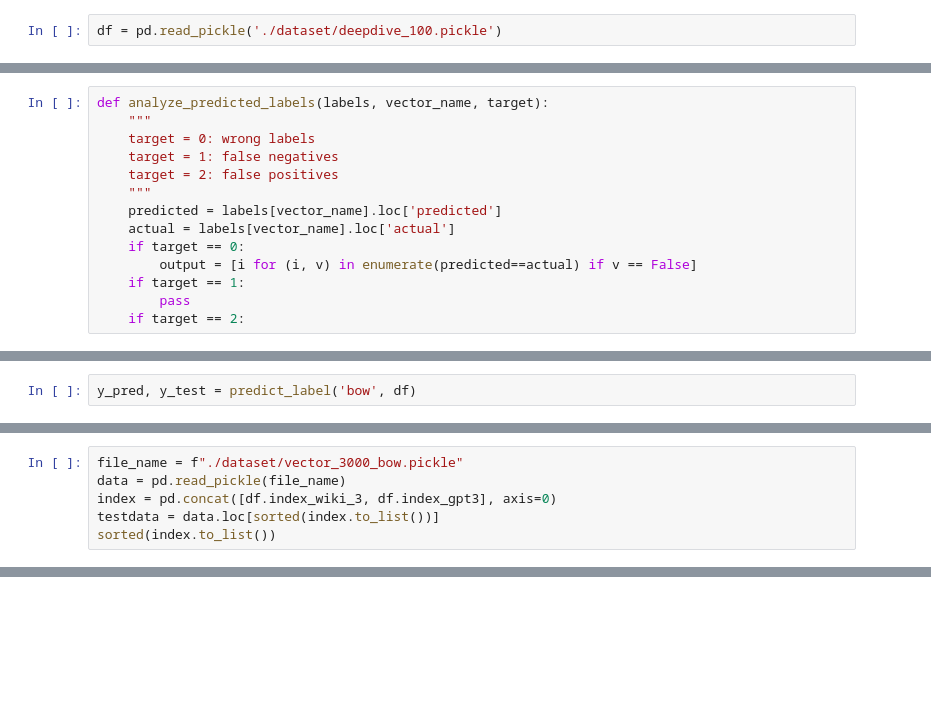
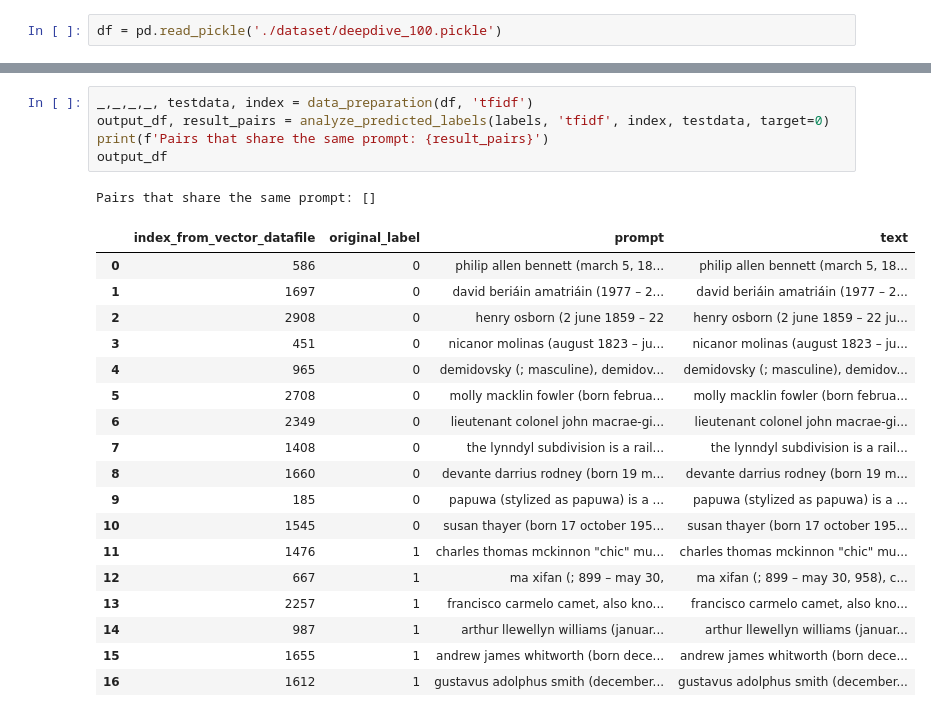
Before and after one commit to yvonne-yiqin-zhang/GPT_Generated_Text_Detection, a Jupyter notebook: test_dataset_deepdive.ipynb, the cells around one changed output, grey strips where cells are left out. Cells and saved outputs as stored; diff of their text form; blank space fills up the shorter version.

```diff
--- a/test_dataset_deepdive.ipynb
+++ b/test_dataset_deepdive.ipynb
@@ -147,14 +150,0 @@ labels
-# %%
-def analyze_predicted_labels(labels, vector_name, target):
-    """
-    target = 0: wrong labels
-    target = 1: false negatives
-    target = 2: false positives
-    """
-    predicted = labels[vector_name].loc['predicted']
-    actual = labels[vector_name].loc['actual']
-    if target == 0:
-        output = [i for (i, v) in enumerate(predicted==actual) if v == False]
-    if target == 1:
-        pass
-    if target == 2:
@@ -163,2 +150,0 @@ def analyze_predicted_labels(labels, vector_name, target):
-# %%
-y_pred, y_test = predict_label('bow', df)
@@ -171,6 +150,0 @@ df[df.index_gpt3 == 35]
-# %%
-file_name = f"./dataset/vector_3000_bow.pickle"
-data = pd.read_pickle(file_name)
-index = pd.concat([df.index_wiki_3, df.index_gpt3], axis=0)
-testdata = data.loc[sorted(index.to_list())]
-sorted(index.to_list())
@@ -214,0 +210,25 @@ df
+# %%
+_,_,_,_, testdata, index = data_preparation(df, 'tfidf')
+output_df, result_pairs = analyze_predicted_labels(labels, 'tfidf', index, testdata, target=0)
+print(f'Pairs that share the same prompt: {result_pairs}')
+output_df
+# %% [output]
+Pairs that share the same prompt: []
+|  | index_from_vector_datafile | original_label | prompt | text |
+| 0 | 586 | 0 | philip allen bennett (march 5, 18... | philip allen bennett (march 5, 18... |
+| 1 | 1697 | 0 | david beriáin amatriáin (1977 – 2... | david beriáin amatriáin (1977 – 2... |
+| 2 | 2908 | 0 | henry osborn (2 june 1859 – 22 | henry osborn (2 june 1859 – 22 ju... |
+| 3 | 451 | 0 | nicanor molinas (august 1823 – ju... | nicanor molinas (august 1823 – ju... |
+| 4 | 965 | 0 | demidovsky (; masculine), demidov... | demidovsky (; masculine), demidov... |
+| 5 | 2708 | 0 | molly macklin fowler (born februa... | molly macklin fowler (born februa... |
+| 6 | 2349 | 0 | lieutenant colonel john macrae-gi... | lieutenant colonel john macrae-gi... |
+| 7 | 1408 | 0 | the lynndyl subdivision is a rail... | the lynndyl subdivision is a rail... |
+| 8 | 1660 | 0 | devante darrius rodney (born 19 m... | devante darrius rodney (born 19 m... |
+| 9 | 185 | 0 | papuwa (stylized as papuwa) is a ... | papuwa (stylized as papuwa) is a ... |
+| 10 | 1545 | 0 | susan thayer (born 17 october 195... | susan thayer (born 17 october 195... |
+| 11 | 1476 | 1 | charles thomas mckinnon "chic" mu... | charles thomas mckinnon "chic" mu... |
+| 12 | 667 | 1 | ma xifan (; 899 – may 30, | ma xifan (; 899 – may 30, 958), c... |
+| 13 | 2257 | 1 | francisco carmelo camet, also kno... | francisco carmelo camet, also kno... |
+| 14 | 987 | 1 | arthur llewellyn williams (januar... | arthur llewellyn williams (januar... |
+| 15 | 1655 | 1 | andrew james whitworth (born dece... | andrew james whitworth (born dece... |
+| 16 | 1612 | 1 | gustavus adolphus smith (december... | gustavus adolphus smith (december... |
```
Also changed, not shown: parts of 13 cells of this notebook, 1 other file.
